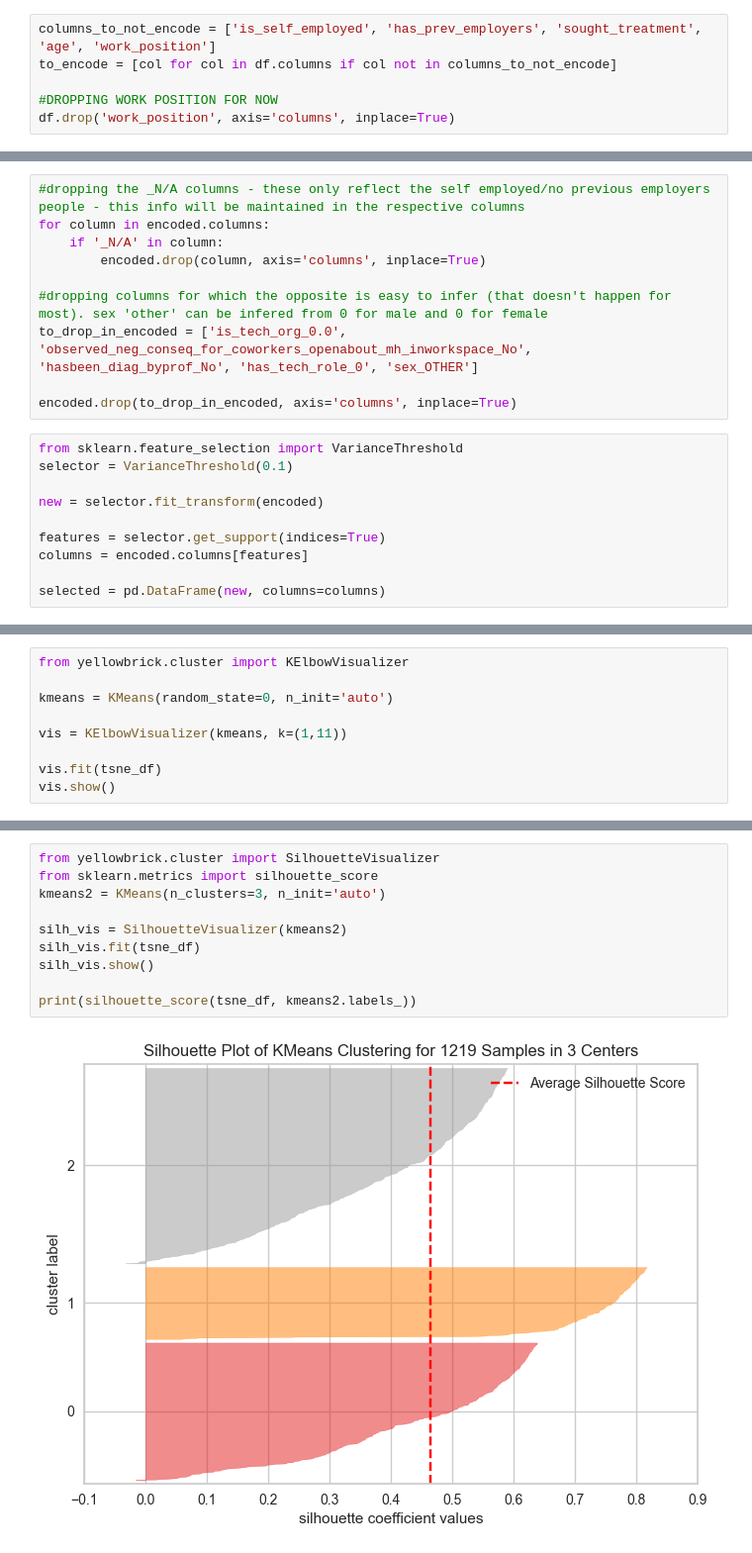
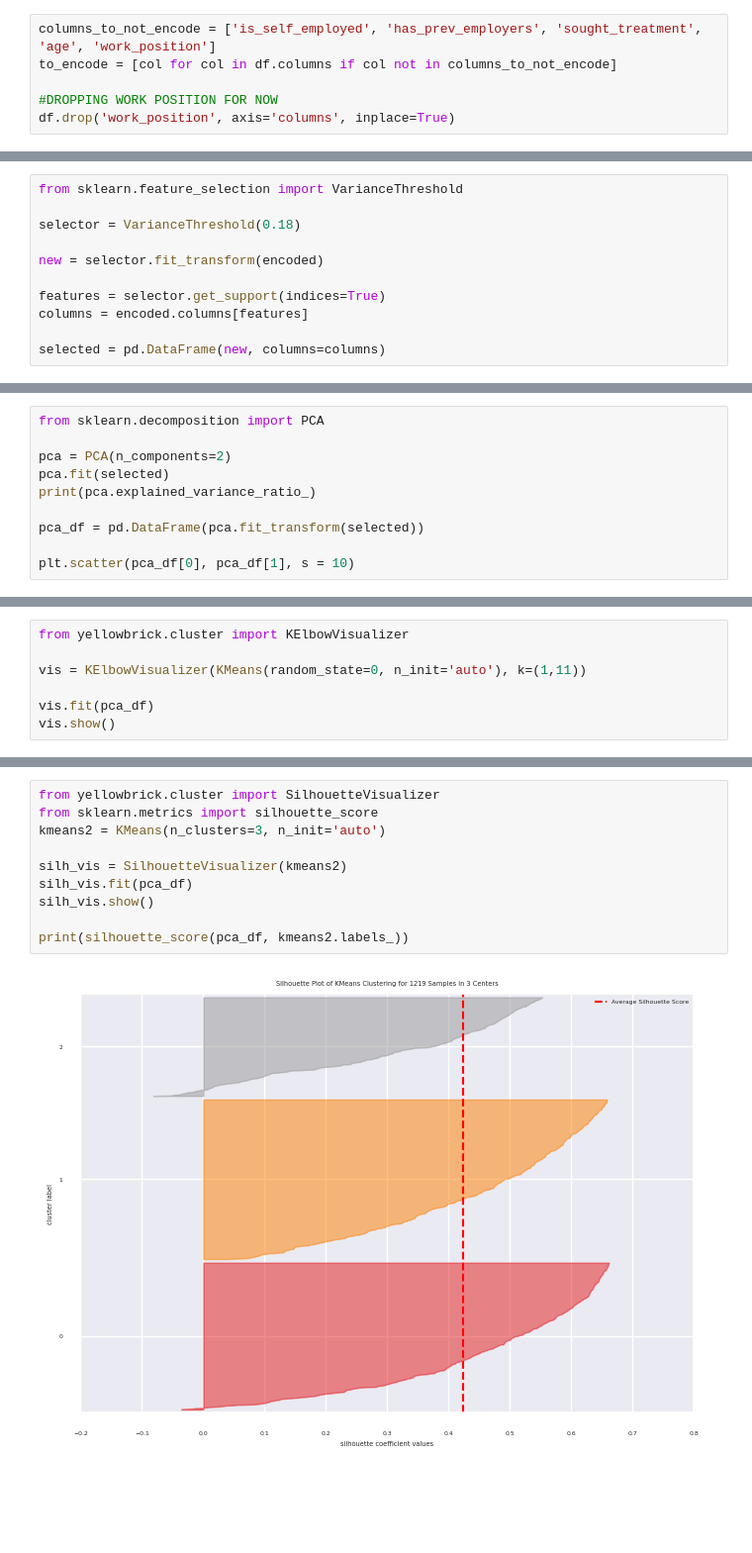
Before and after one commit to kasvoy/KaggleLearning, a Jupyter notebook: mental_health/mental_health.ipynb, the cells around one changed output, grey strips where cells are left out. Shown at 99% size. Drawn from its saved outputs; the diff is of its cells as text; blank space fills up the shorter version.

```diff
--- a/mental_health/mental_health.ipynb
+++ b/mental_health/mental_health.ipynb
@@ -292,16 +279,7 @@ encoded
-# %%
-#dropping the _N/A columns - these only reflect the self employed/no previous employers people - this info will be maintained in the respective columns
-for column in encoded.columns:
-    if '_N/A' in column:
-        encoded.drop(column, axis='columns', inplace=True)
-
-#dropping columns for which the opposite is easy to infer (that doesn't happen for most). sex 'other' can be infered from 0 for male and 0 for female
-to_drop_in_encoded = ['is_tech_org_0.0', 'observed_neg_conseq_for_coworkers_openabout_mh_inworkspace_No', 'hasbeen_diag_byprof_No', 'has_tech_role_0', 'sex_OTHER']
-
-encoded.drop(to_drop_in_encoded, axis='columns', inplace=True)
 # %%
 from sklearn.feature_selection import VarianceThreshold
-selector = VarianceThreshold(0.1)
+
+selector = VarianceThreshold(0.18)
 
 new = selector.fit_transform(encoded)
 
@@ -339,0 +347,10 @@ sns.scatterplot(x = tsne_df[0], y = tsne_df[1])
+# %%
+from sklearn.decomposition import PCA
+
+pca = PCA(n_components=2)
+pca.fit(selected)
+print(pca.explained_variance_ratio_)
+
+pca_df = pd.DataFrame(pca.fit_transform(selected))
+
+plt.scatter(pca_df[0], pca_df[1], s = 10)
@@ -373,10 +374,8 @@ print(dblabels)
 # %%
 from yellowbrick.cluster import KElbowVisualizer
 
-kmeans = KMeans(random_state=0, n_init='auto')
+vis = KElbowVisualizer(KMeans(random_state=0, n_init='auto'), k=(1,11))
 
-vis = KElbowVisualizer(kmeans, k=(1,11))
-
-vis.fit(tsne_df)
+vis.fit(pca_df)
 vis.show()
 # %% [output]
@@ -385,12 +384,12 @@ vis.show()
 # %%
 from yellowbrick.cluster import SilhouetteVisualizer
 from sklearn.metrics import silhouette_score
 kmeans2 = KMeans(n_clusters=3, n_init='auto')
 
 silh_vis = SilhouetteVisualizer(kmeans2)
-silh_vis.fit(tsne_df)
+silh_vis.fit(pca_df)
 silh_vis.show()
 
-print(silhouette_score(tsne_df, kmeans2.labels_))
+print(silhouette_score(pca_df, kmeans2.labels_))
 # %% [output]
-[figure, old version]
+[figure, new version]
```
Also changed, not shown: parts of 38 cells of this notebook.
